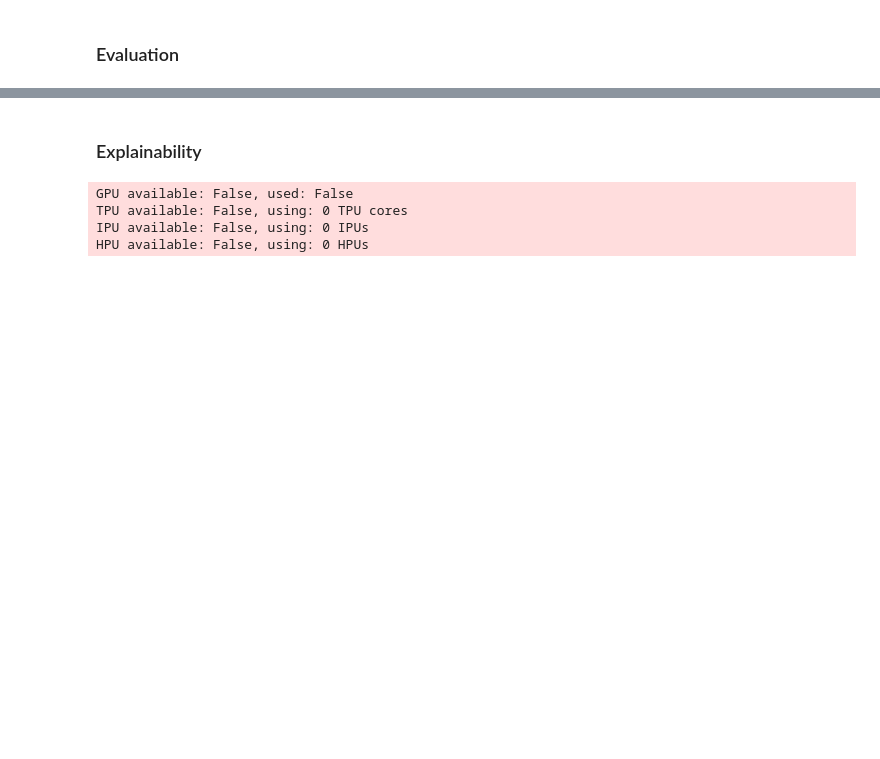
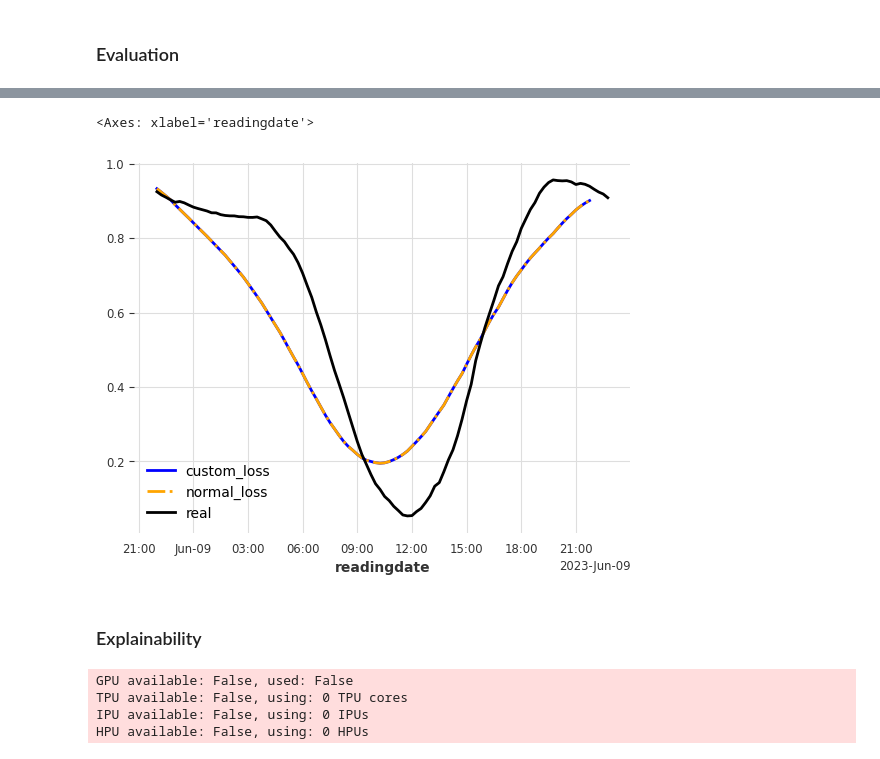
Before and after one commit to erewl/short-term-load-forecasting-with-domain-knowledge, a Jupyter notebook: notebooks/tft_example.ipynb, the cells around one changed output, grey strips where cells are left out. Cells and saved outputs as stored; diff of their text form; code cells hidden in the pictures; blank space fills up the shorter version.

```diff
--- a/notebooks/tft_example.ipynb
+++ b/notebooks/tft_example.ipynb
@@ -578,0 +628,21 @@ MAE = 0.07%
+# %%
+val_df = pd.read_csv('./2023_06_cleaned_pv.csv', parse_dates=['readingdate']).set_index('readingdate')
+val_df = TimeSeries.from_dataframe(val_df, freq='15min')
+# val_df.add_datetime_attribute('weekday', one_hot=True)
+
+actuals_df = pd.read_csv('./2023-06-amsterdam-actuals.csv', parse_dates=['datetime_from']).set_index('datetime_from')[['wind_speed', 'global_radiation', 'air_pressure', 'air_temperature']]
+actuals_df = actuals_df.resample('15min').mean()
+actuals_df = TimeSeries.from_dataframe(actuals_df, freq='15min')
+
+forecasts_df = pd.read_csv('../2023_weather_data_06_run_summer.csv', parse_dates=['valid_datetime']).set_index('valid_datetime')[['wind_speed_10m', 'grad_accum_ground_0m', 'pres_instant_ground_0m', 't_instant_ground_2m']]
+forecasts_df = forecasts_df.resample('15min').ffill()
+forecasts_df = TimeSeries.from_dataframe(forecasts_df,freq='15min')
+
+# scaling
+weather_forecast_scaler = Scaler(MinMaxScaler(feature_range=(0, 1)))
+weather_actuals_scaler = Scaler(MinMaxScaler(feature_range=(0, 1)))
+smart_meter_scaler = Scaler(MinMaxScaler(feature_range=(0, 1)))
+
+val_df = smart_meter_scaler.fit_transform(val_df)
+actuals_df = weather_actuals_scaler.fit_transform(actuals_df)
+forecasts_df = weather_forecast_scaler.fit_transform(forecasts_df)
@@ -578,0 +652,7 @@ MAE = 0.07%
+# %%
+from src.neuro_symbolic_demand_forecasting.darts.custom_modules import ExtendedRNNModel
+
+# loaded_model = ExtendedRNNModel.load_from_checkpoint('LSTM_P4_with_MSE', work_dir='/Users/katringrunert/Projects/Uni/thesis/neuro-symbolic-demand-forecasting/darts_logs', best=False)
+# loaded_model_custom = ExtendedRNNModel.load_from_checkpoint('LSTM_P4_with_CustomLoss', work_dir='/Users/katringrunert/Projects/Uni/thesis/neuro-symbolic-demand-forecasting/darts_logs', best=False)
+custom_loss_model = ExtendedRNNModel.load('../lstm_custom_loss.pkl')
+mse_loss_model = ExtendedRNNModel.load('../lstm_mse_loss.pkl')
@@ -578,0 +662,4 @@ MAE = 0.07%
+# %%
+# predict = loaded_model.predict(n=96, series=val_df[100:772], past_covariates=actuals_df, future_covariates=forecasts_df)
+predict_custom = custom_loss_model.predict(n=96, series=val_df[100:772], future_covariates=forecasts_df)
+predict = mse_loss_model.predict(n=96, series=val_df[100:772], future_covariates=forecasts_df)
@@ -579,3 +696,10 @@ MAE = 0.07%
+# %%
+predict_custom['gross'].plot(label='custom_loss', **{'linestyle': 'solid', 'color': 'blue'})
+predict['gross'].plot(label='normal_loss', **{'linestyle': '-.', 'color': 'orange'})
+val_df[772:772+100].plot(label='real')
+# %% [output]
+<Axes: xlabel='readingdate'>
+[figure, added]
 # %% [markdown]
 ### Explainability
 # %%
```
Also changed, not shown: parts of 65 cells of this notebook, 4 other files.
